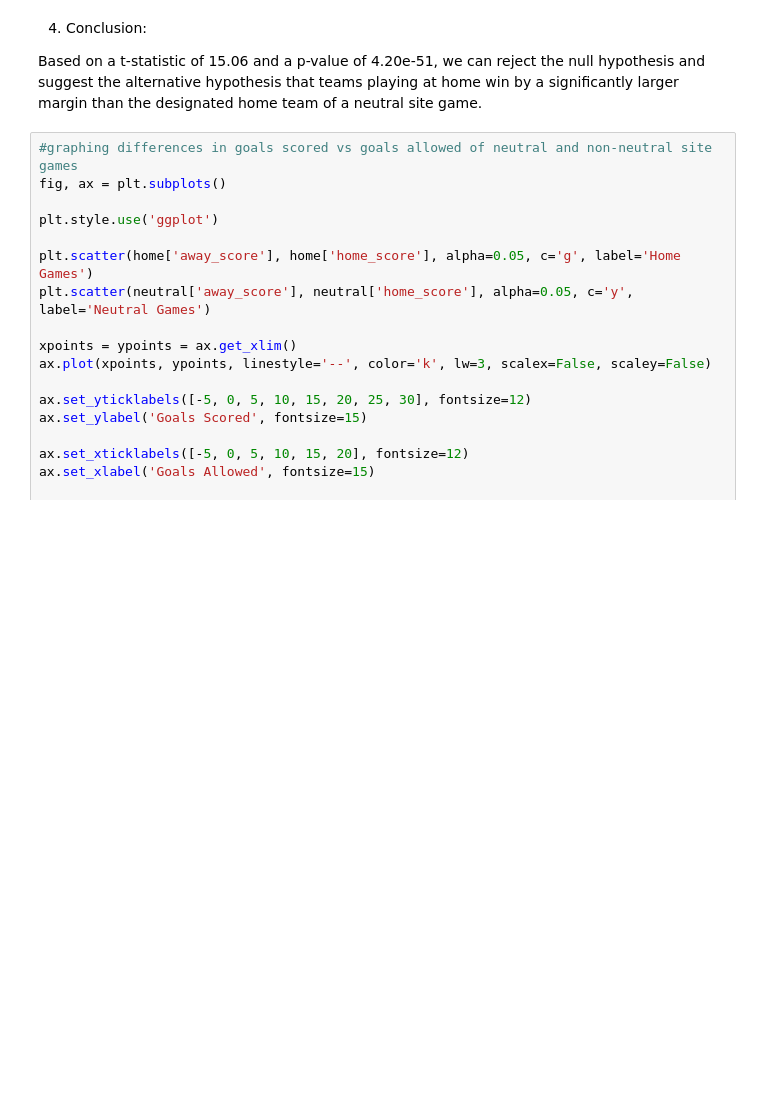
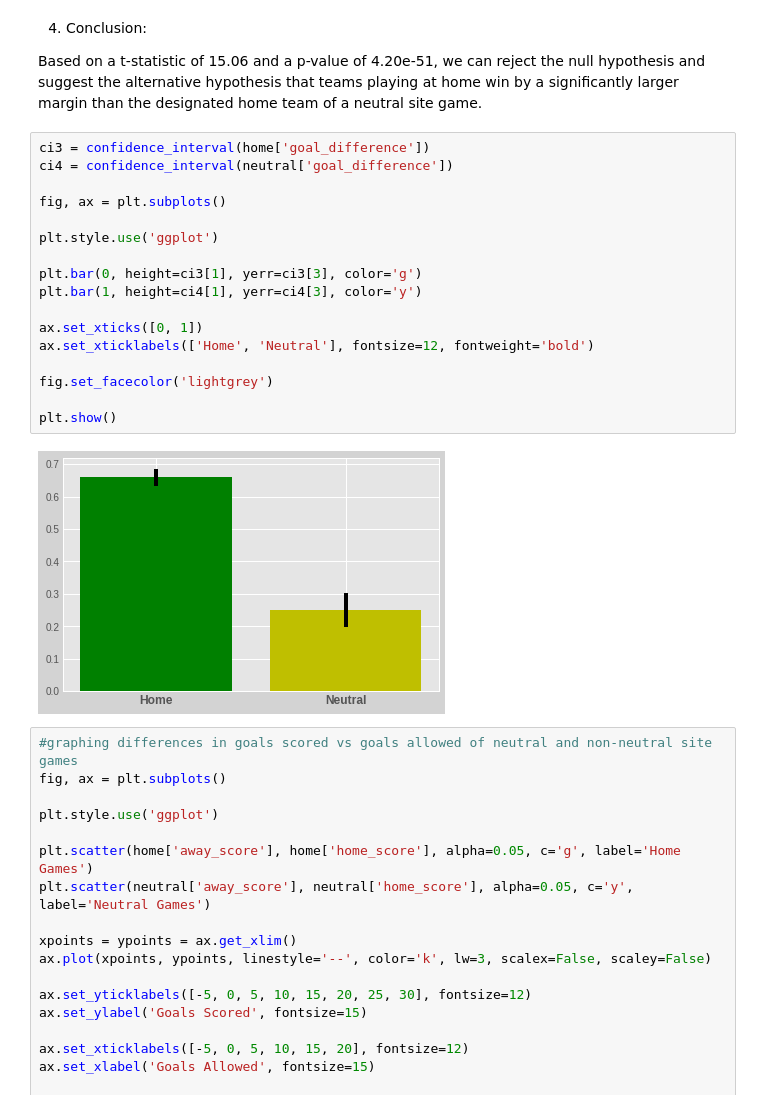
Before and after one commit to Tristan-Brown1096/DS18_Unit_1_Build_Week_Project, a Jupyter notebook: unit_1_build_week_project.ipynb, the cells around one changed output. Cells and saved outputs as stored; diff of their text form; blank space fills up the shorter version.

```diff
--- a/unit_1_build_week_project.ipynb
+++ b/unit_1_build_week_project.ipynb
@@ -227,6 +270,25 @@ P-value: 4.203223568467029e-51
 4) Conclusion:
 
 Based on a t-statistic of 15.06 and a p-value of 4.20e-51, we can reject the null hypothesis and suggest the alternative hypothesis that teams playing at home win by a significantly larger margin than the designated home team of a neutral site game.
+# %%
+ci3 = confidence_interval(home['goal_difference'])
+ci4 = confidence_interval(neutral['goal_difference'])
+
+fig, ax = plt.subplots()
+
+plt.style.use('ggplot')
+
+plt.bar(0, height=ci3[1], yerr=ci3[3], color='g')
+plt.bar(1, height=ci4[1], yerr=ci4[3], color='y')
+
+ax.set_xticks([0, 1])
+ax.set_xticklabels(['Home', 'Neutral'], fontsize=12, fontweight='bold')
+
+fig.set_facecolor('lightgrey')
+
+plt.show()
+# %% [output]
+[figure, added]
 # %%
 #graphing differences in goals scored vs goals allowed of neutral and non-neutral site games
 fig, ax = plt.subplots()
```
Also changed, not shown: parts of 3 cells of this notebook.
